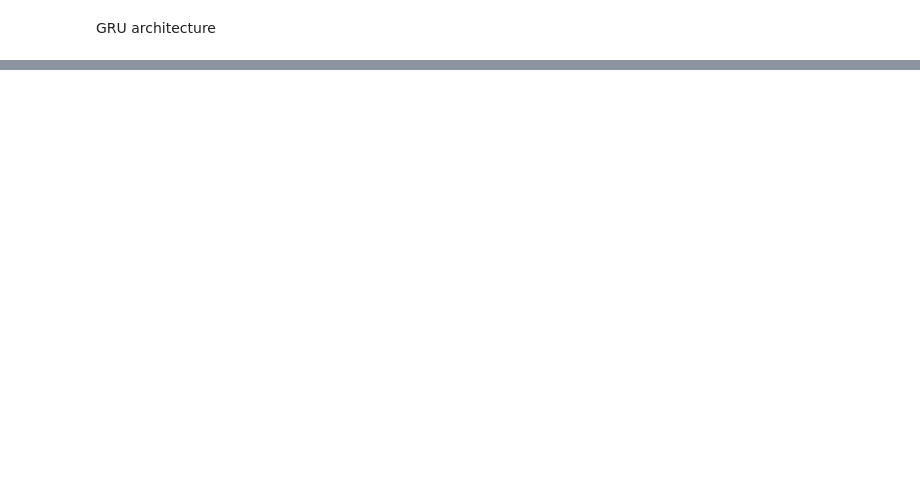
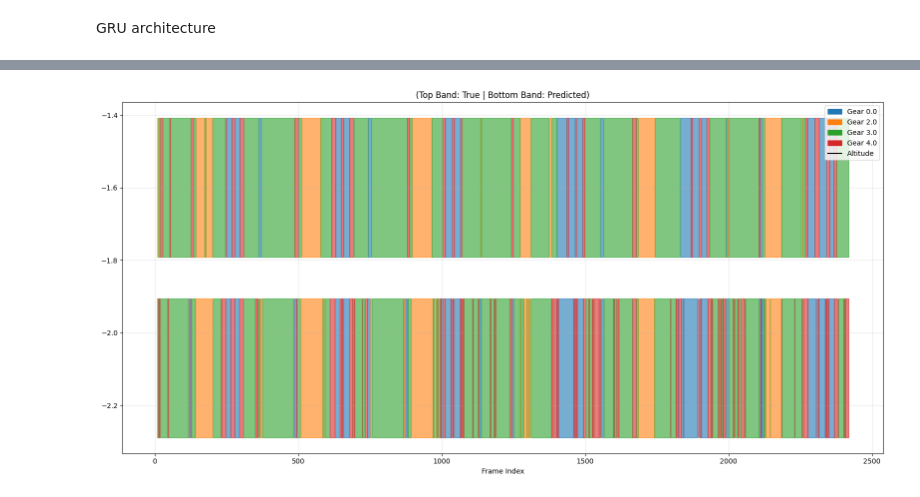
Before and after one commit to zebborjesson/tra300-ski-technique-classification, a Jupyter notebook: code/GRU.ipynb, the cells around one changed output, grey strips where cells are left out. Cells and saved outputs as stored; diff of their text form; code cells hidden in the pictures; blank space fills up the shorter version.

Commit message:
Addition of bands and some bug fixes

```diff
--- a/code/GRU.ipynb
+++ b/code/GRU.ipynb
@@ -574,0 +580,90 @@ weighted avg       0.88      0.81      0.84      9870
+# %%
+import matplotlib.patches as mpatches
+
+# 1. Align Data
+# Since the model consumes a sequence (SEQ_LEN) to predict the label at the last step,
+# we must align the Time/Altitude data by slicing off the first (SEQ_LEN - 1) frames.
+# Note: We assume STEP=1. If STEP > 1, slicing would be test_df.iloc[SEQ_LEN-1::STEP]
+
+cutoff = SEQ_LEN - 1
+
+# Try to find a Time column, otherwise use index
+time_col = 'Time' if 'Time' in test_df.columns else None
+if time_col:
+    t = test_df[time_col].values[cutoff:]
+else:
+    print("Warning: 'Time' column not found. Using DataFrame index.")
+    t = test_df.index.values[cutoff:]
+
+alt = test_df['ns1:AltitudeMeters'].values[cutoff:]
+
+# Ensure lengths match exactly (handle potential off-by-one errors in edge cases)
+min_len = min(len(t), len(y_pred_flat), len(y_true_flat))
+t = t[:min_len]
+alt = alt[:min_len]
+pred_int = np.array(y_pred_flat)[:min_len]
+true_int = np.array(y_true_flat)[:min_len]
+
+# 2. Decode Labels (Integers -> Original Strings)
+# We map integers back to original labels (e.g., 0 -> 'Gear 2') for the legend
+pred_str = label_encoder.inverse_transform(pred_int)
+true_str = label_encoder.inverse_transform(true_int)
+unique_classes_str = label_encoder.classes_
+
+# 3. Setup Colors
+# Create a consistent color map for the classes
+cmap = plt.get_cmap("tab10")
+class_to_color = {cls_name: cmap(i) for i, cls_name in enumerate(unique_classes_str)}
+
+# 4. Plotting
+plt.figure(figsize=(16, 8))
+
+# A. Plot Altitude
+# Calculate dynamic y-positions for the bands based on altitude range
+y_min, y_max = alt.min(), alt.max()
+y_range = y_max - y_min
+
+# Band positions (placed slightly below the minimum altitude)
+true_band_top = y_min - (0.05 * y_range)
+true_band_bot = y_min - (0.15 * y_range)
+pred_band_top = y_min - (0.18 * y_range)
+pred_band_bot = y_min - (0.28 * y_range)
+
+# B. Plot TRUE Gear Band
+# We iterate through unique classes to fill sections
+for cls_name in unique_classes_str:
+    mask = (true_str == cls_name)
+    if np.any(mask):
+        plt.fill_between(
+            t, true_band_bot, true_band_top,
+            where=mask,
+            color=class_to_color[cls_name],
+            alpha=0.6,
+            step='mid' # Important for discrete steps
+        )
+
+# C. Plot PREDICTED Gear Band
+for cls_name in unique_classes_str:
+    mask = (pred_str == cls_name)
+    if np.any(mask):
+        plt.fill_between(
+            t, pred_band_bot, pred_band_top,
+            where=mask,
+            color=class_to_color[cls_name],
+            alpha=0.6,
+            step='mid'
+        )
+
+# D. Formatting & Legend
+plt.xlabel("Time" if time_col else "Frame Index")
+plt.title("(Top Band: True | Bottom Band: Predicted)")
+
+# Create custom legend handles
+handles = [mpatches.Patch(color=class_to_color[c], label=f"Gear {c}") for c in unique_classes_str]
+handles.append(plt.Line2D([], [], color='black', label='Altitude'))
+
+plt.legend(handles=handles, loc="upper right")
+plt.grid(True, alpha=0.3)
+plt.tight_layout()
+plt.show()
+# %% [output]
@@ -574,0 +671 @@ weighted avg       0.88      0.81      0.84      9870
+[figure, added]
```
Also changed, not shown: parts of 12 cells of this notebook, 1 other file.
